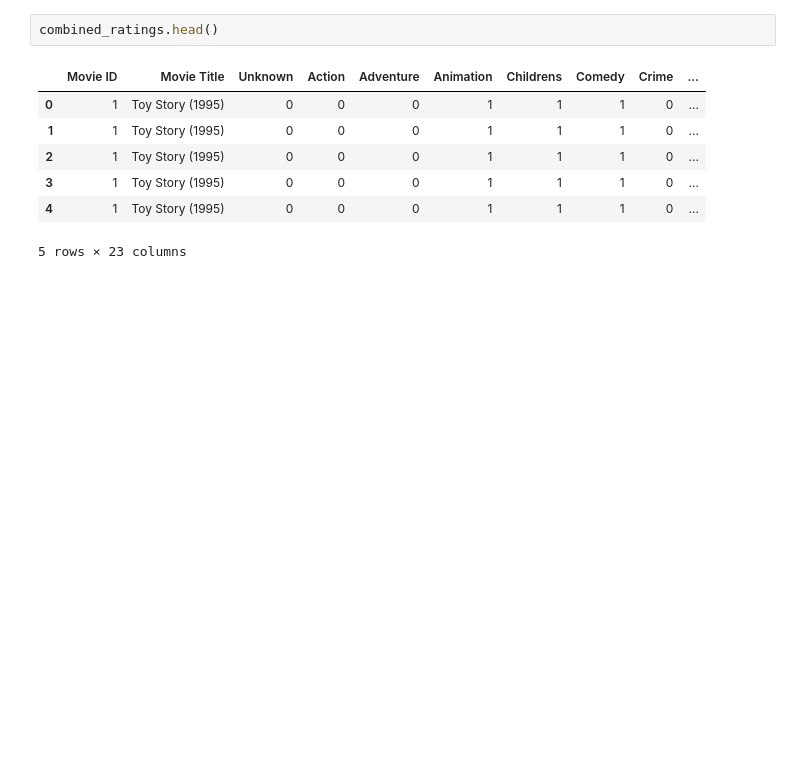
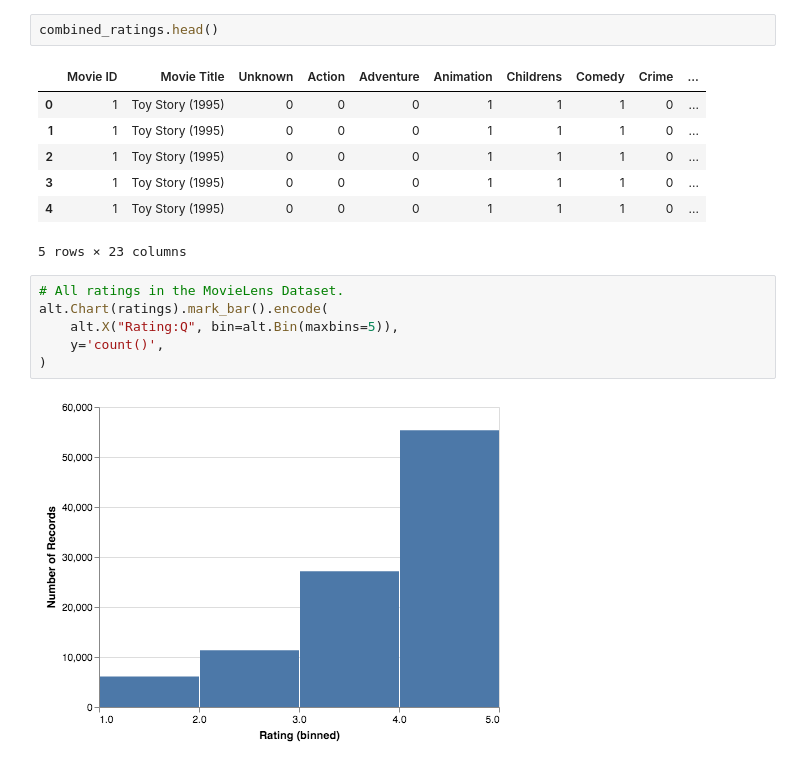
Before and after one commit to maria93101/cs155-kaggle, a Jupyter notebook: movie_visualization/basic_visualizations.ipynb, the cells around one changed output. Drawn from its saved outputs; the diff is of its cells as text; blank space fills up the shorter version.

Commit message:
simple data visualization

```diff
--- a/movie_visualization/basic_visualizations.ipynb
+++ b/movie_visualization/basic_visualizations.ipynb
@@ -81,3 +64,11 @@ combined_ratings.head()
 | 3 | 1 | Toy Story (1995) | 0 | 0 | 0 | 1 | 1 | 1 | 0 | ... |
 | 4 | 1 | Toy Story (1995) | 0 | 0 | 0 | 1 | 1 | 1 | 0 | ... |
 5 rows × 23 columns
+# %%
+# All ratings in the MovieLens Dataset.
+alt.Chart(ratings).mark_bar().encode(
+    alt.X("Rating:Q", bin=alt.Bin(maxbins=5)),
+    y='count()',
+)
+# %% [output]
+[figure, added]
```
Also changed, not shown: parts of 12 cells of this notebook, 3 other files.
